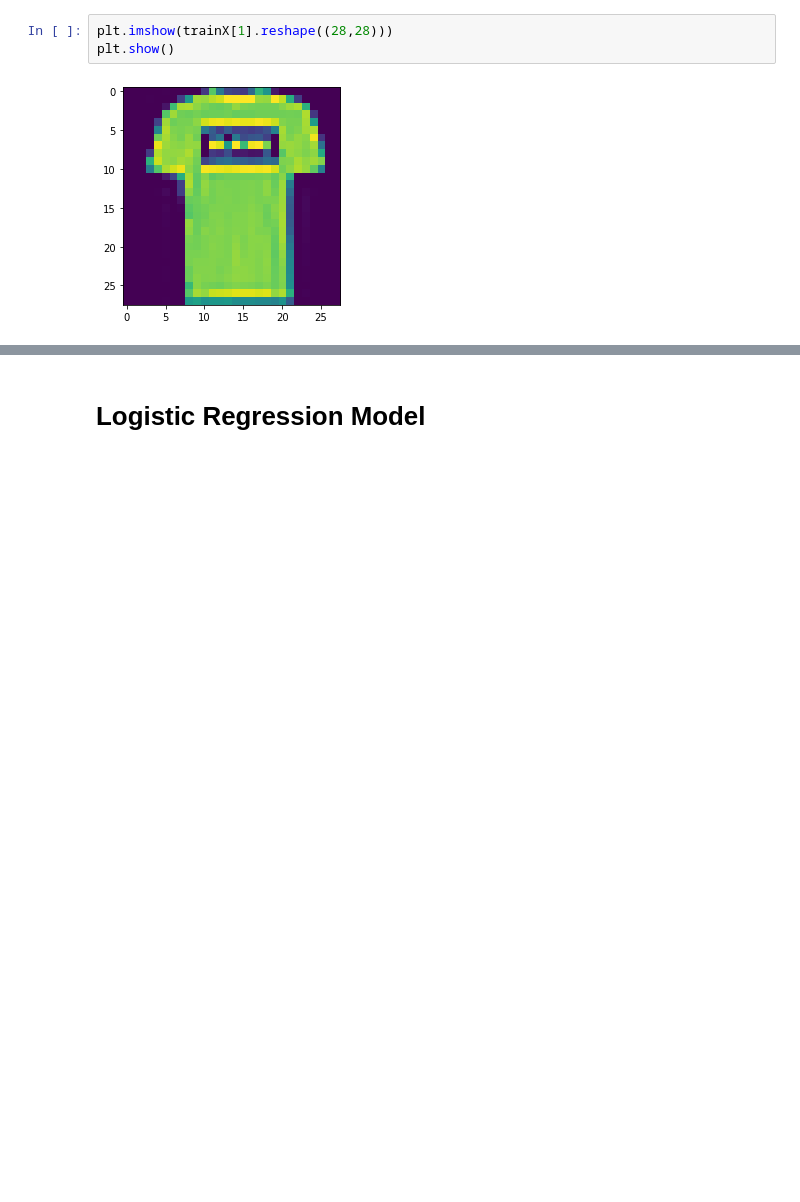
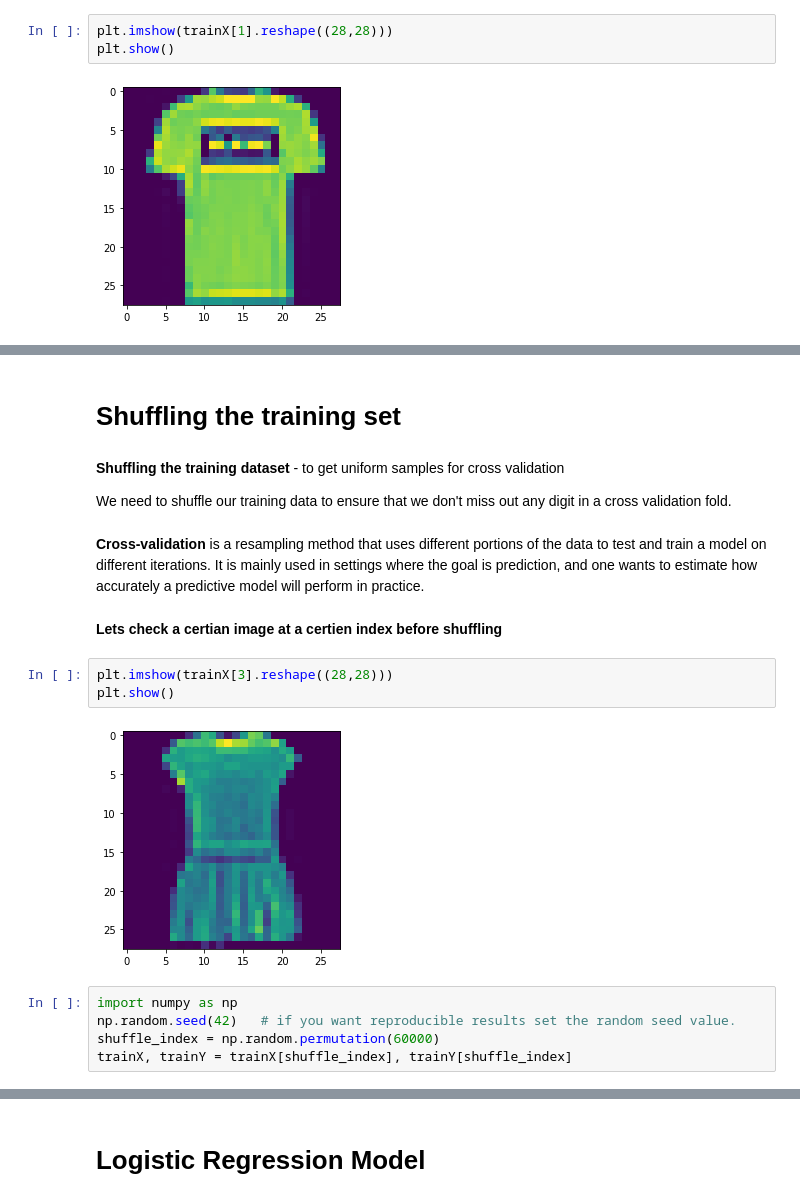
Before and after one commit to Yasmin0610/OurProject, a Jupyter notebook: Fashion - MNIST Project-Copy1.ipynb, the cells around one changed output, grey strips where cells are left out. Cells and saved outputs as stored; diff of their text form; blank space fills up the shorter version.

```diff
--- a/Fashion - MNIST Project-Copy1.ipynb
+++ b/Fashion - MNIST Project-Copy1.ipynb
@@ -55,0 +92,20 @@ plt.show()
+# %% [markdown]
+# Shuffling the training set
+# %% [markdown]
+**Shuffling the training dataset** - to get uniform samples for cross validation
+
+We need to shuffle our training data to ensure that we don't miss out any digit in a cross validation fold.
+# %% [markdown]
+**Cross-validation** is a resampling method that uses different portions of the data to test and train a model on different iterations. It is mainly used in settings where the goal is prediction, and one wants to estimate how accurately a predictive model will perform in practice.
+# %% [markdown]
+**Lets check a certian image at a certien index before shuffling**
+# %%
+plt.imshow(trainX[3].reshape((28,28)))
+plt.show()
+# %% [output]
+[figure, added]
+# %%
+import numpy as np
+np.random.seed(42)   # if you want reproducible results set the random seed value.
+shuffle_index = np.random.permutation(60000)
+trainX, trainY = trainX[shuffle_index], trainY[shuffle_index]
```
Also changed, not shown: parts of 34 cells of this notebook.
